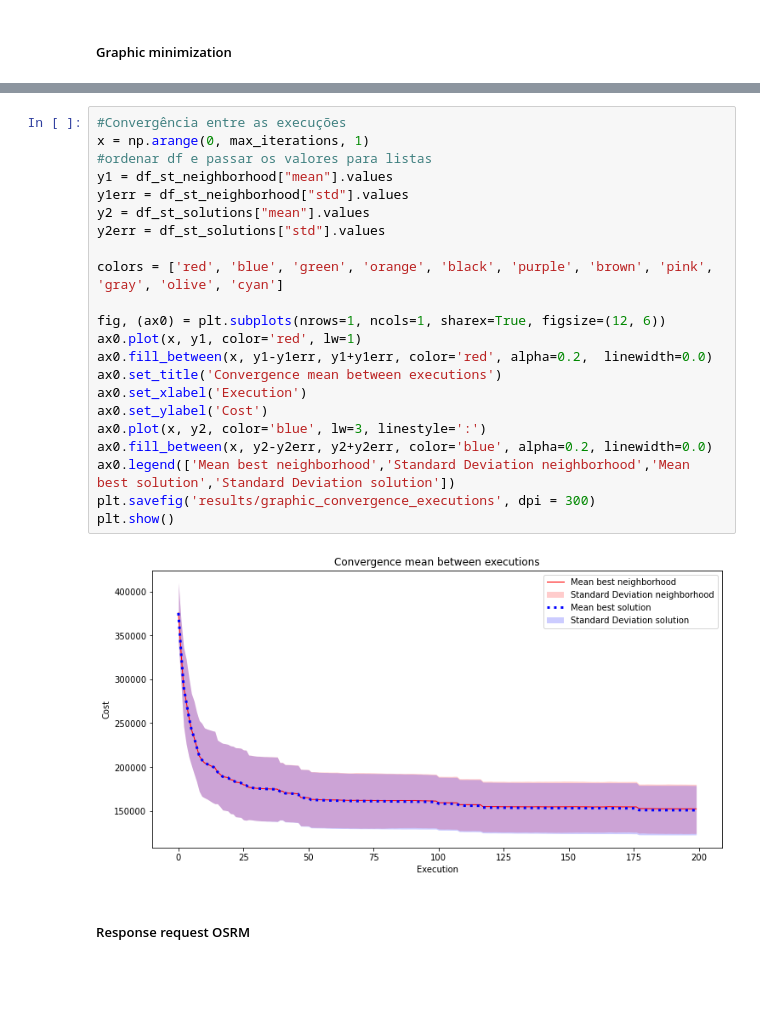
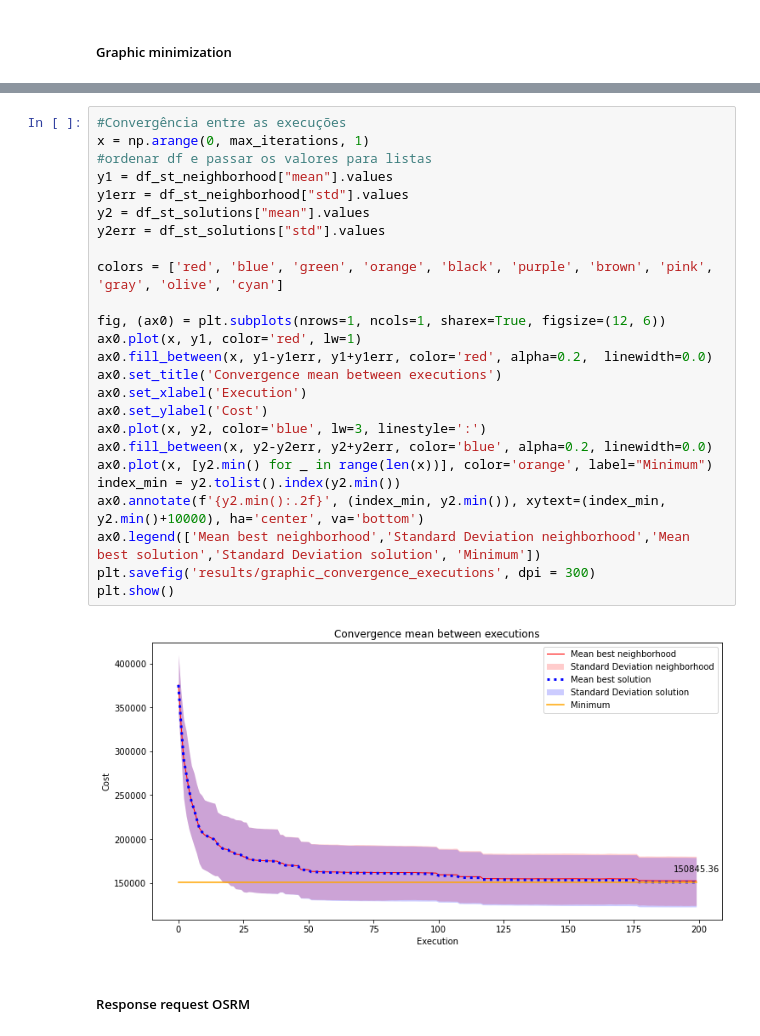
Before and after one commit to abner-lucas/Tabu-Search-CVRP, a Jupyter notebook: tabu_search_2_cvrp.ipynb, the cells around one changed output, grey strips where cells are left out. Saved outputs shown, nothing was run; the diff lists cells and outputs as text; blank space fills up the shorter version.

Commit message:
Inserção de mínimo nos plots

```diff
--- a/tabu_search_2_cvrp.ipynb
+++ b/tabu_search_2_cvrp.ipynb
@@ -385,27 +386,30 @@ plt.show()
 # %%
 #Convergência entre as execuções
 x = np.arange(0, max_iterations, 1)
 #ordenar df e passar os valores para listas
 y1 = df_st_neighborhood["mean"].values
 y1err = df_st_neighborhood["std"].values
 y2 = df_st_solutions["mean"].values
 y2err = df_st_solutions["std"].values
 
 colors = ['red', 'blue', 'green', 'orange', 'black', 'purple', 'brown', 'pink', 'gray', 'olive', 'cyan']
 
 fig, (ax0) = plt.subplots(nrows=1, ncols=1, sharex=True, figsize=(12, 6))
 ax0.plot(x, y1, color='red', lw=1)
 ax0.fill_between(x, y1-y1err, y1+y1err, color='red', alpha=0.2,  linewidth=0.0)
 ax0.set_title('Convergence mean between executions')
 ax0.set_xlabel('Execution')
 ax0.set_ylabel('Cost')
 ax0.plot(x, y2, color='blue', lw=3, linestyle=':')
 ax0.fill_between(x, y2-y2err, y2+y2err, color='blue', alpha=0.2, linewidth=0.0)
-ax0.legend(['Mean best neighborhood','Standard Deviation neighborhood','Mean best solution','Standard Deviation solution'])
+ax0.plot(x, [y2.min() for _ in range(len(x))], color='orange', label="Minimum")
+index_min = y2.tolist().index(y2.min())
+ax0.annotate(f'{y2.min():.2f}', (index_min, y2.min()), xytext=(index_min, y2.min()+10000), ha='center', va='bottom')
+ax0.legend(['Mean best neighborhood','Standard Deviation neighborhood','Mean best solution','Standard Deviation solution', 'Minimum'])
 plt.savefig('results/graphic_convergence_executions', dpi = 300)
 plt.show()
 # %% [output]
-[figure, old version]
+[figure, new version]
 # %% [markdown]
 ##### Response request OSRM
 # %%
```
Also changed, not shown: parts of 1 cell of this notebook, 2 other files.
